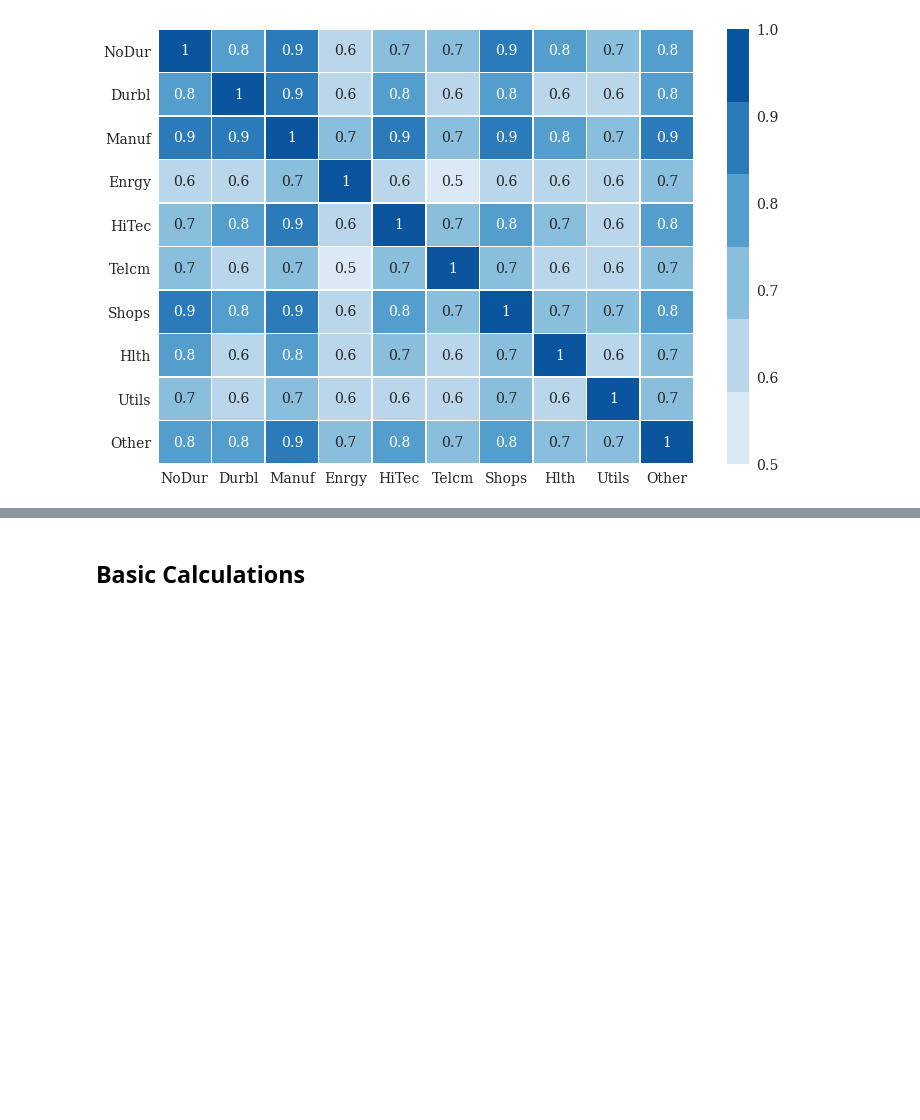
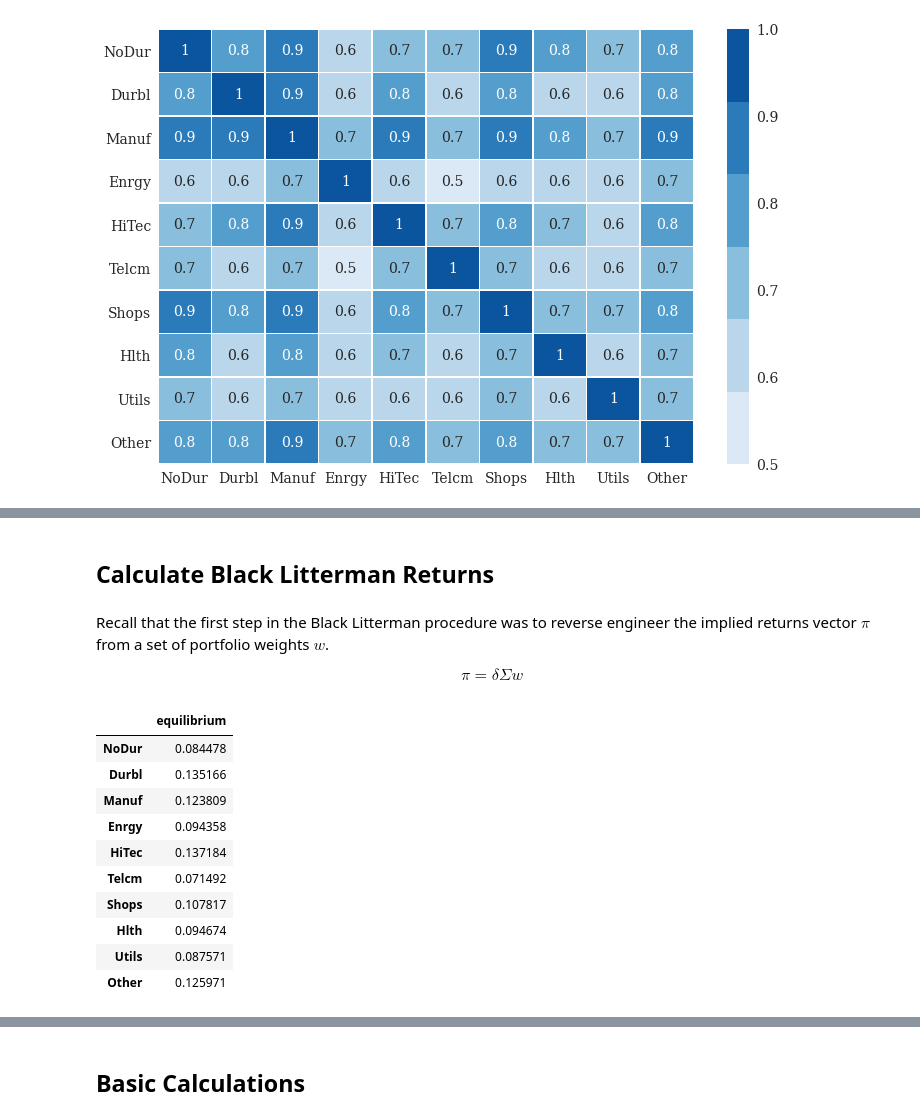
Before and after one commit to mateomarks/Black-Litterman, a Jupyter notebook: Base.ipynb, the cells around one changed output, grey strips where cells are left out. Drawn from its saved outputs; the diff is of its cells as text; code cells hidden in the pictures; blank space fills up the shorter version.

```diff
--- a/Base.ipynb
+++ b/Base.ipynb
@@ -132,0 +149,2 @@ w
+# %% [markdown]
+## Calculate Black Litterman Returns
@@ -132,0 +173,18 @@ w
+# %% [markdown]
+Recall that the first step in the Black Litterman procedure was to reverse engineer the implied returns vector $\pi$ from a set of portfolio weights $w$.
+
+$$\pi = \delta\Sigma w$$
+# %%
+BL.returns['equilibrium']
+# %% [output]
+|  | equilibrium |
+| NoDur | 0.084478 |
+| Durbl | 0.135166 |
+| Manuf | 0.123809 |
+| Enrgy | 0.094358 |
+| HiTec | 0.137184 |
+| Telcm | 0.071492 |
+| Shops | 0.107817 |
+| Hlth | 0.094674 |
+| Utils | 0.087571 |
+| Other | 0.125971 |
```
Also changed, not shown: parts of 63 cells of this notebook.
